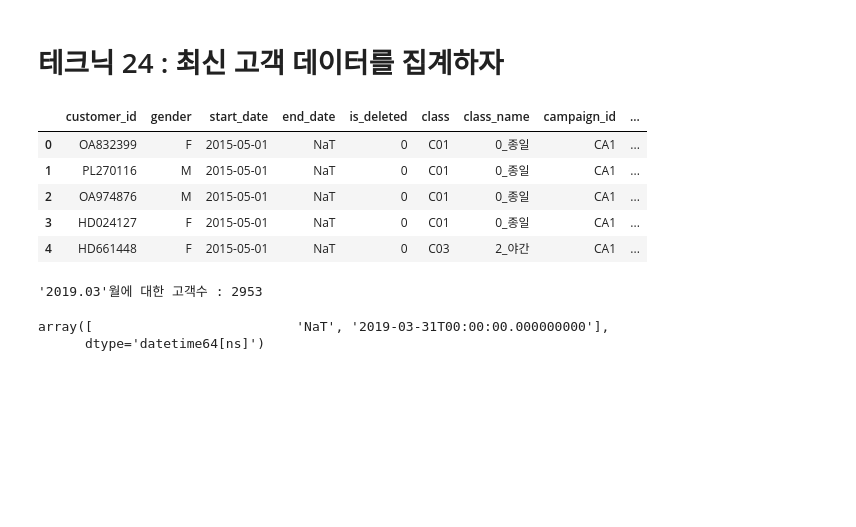
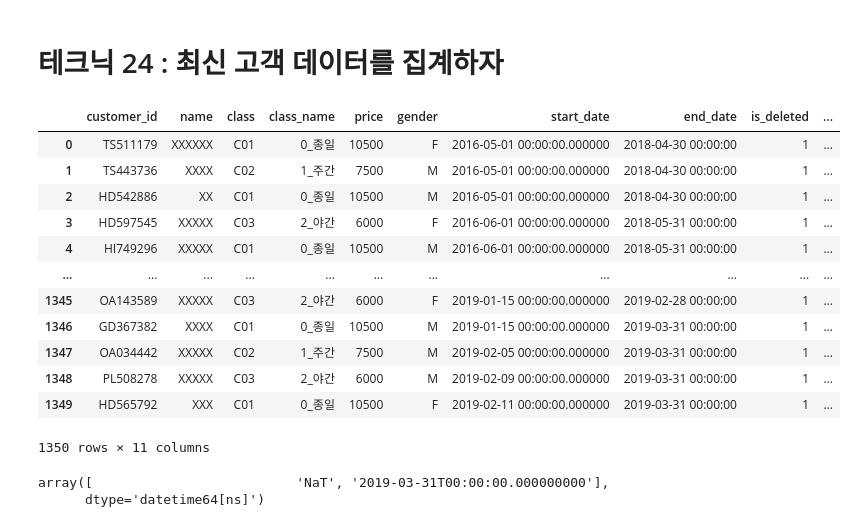
Before and after one commit to wooseok1152/python-data_analysis, a Jupyter notebook: 3장 고객의 전체 모습을 파악하는 테크닉 10.ipynb, the cells around one changed output. Saved outputs shown, nothing was run; the diff lists cells and outputs as text; code cells hidden in the pictures; blank space fills up the shorter version.

```diff
--- a/3장 고객의 전체 모습을 파악하는 테크닉 10.ipynb
+++ b/3장 고객의 전체 모습을 파악하는 테크닉 10.ipynb
@@ -73,8 +73,8 @@ customer_join = sqldf("""
                                    Y.class_name,
                                    Y.price,
                                    X.gender,
-                                   X.start_date,
-                                   X.end_date,
+                                   SUBSTR(REPLACE(X.start_date, '-', ''), 1, 8) AS start_date,
+                                   SUBSTR(REPLACE(X.end_date, '-', ''), 1, 8) AS end_date,
                                    X.is_deleted,
                                    Z.campaign_id,
                                    Z.campaign_name
@@ -209,18 +207,32 @@ print("* '2018.04.01'이후로 신규 가입을 한 고객수 :", len(customer_s
 # 테크닉 24 : 최신 고객 데이터를 집계하자
 # %%
 # 2019년 3월의 고객 데이터만 추출
-customer_join["end_date"] = pd.to_datetime(customer_join["end_date"])
-customer_newer = customer_join.loc[(customer_join["end_date"] >= pd.to_datetime("20190331")) | (customer_join["end_date"].isnull()), :]
-display(customer_newer.head())
-print("'2019.03'월에 대한 고객수 :", len(customer_newer))
+
+customer_newer = sqldf("""
+                            SELECT *
+                            FROM customer_join
+                            WHERE end_date IS NULL OR end_date
+                       """)
+
+display(customer_newer)
+# customer_join["end_date"] = pd.to_datetime(customer_join["end_date"])
+# customer_newer = customer_join.loc[(customer_join["end_date"] >= pd.to_datetime("20190331")) | (customer_join["end_date"].isnull()), :]
+# display(customer_newer.head())
+# print("'2019.03'월에 대한 고객수 :", len(customer_newer))
 # %% [output]
-|  | customer_id | gender | start_date | end_date | is_deleted | class | class_name | campaign_id | ... |
-| 0 | OA832399 | F | 2015-05-01 | NaT | 0 | C01 | 0_종일 | CA1 | ... |
-| 1 | PL270116 | M | 2015-05-01 | NaT | 0 | C01 | 0_종일 | CA1 | ... |
-| 2 | OA974876 | M | 2015-05-01 | NaT | 0 | C01 | 0_종일 | CA1 | ... |
-| 3 | HD024127 | F | 2015-05-01 | NaT | 0 | C01 | 0_종일 | CA1 | ... |
-| 4 | HD661448 | F | 2015-05-01 | NaT | 0 | C03 | 2_야간 | CA1 | ... |
+|  | customer_id | name | class | class_name | price | gender | start_date | end_date | is_deleted | ... |
+| 0 | TS511179 | XXXXXX | C01 | 0_종일 | 10500 | F | 2016-05-01 00:00:00.000000 | 2018-04-30 00:00:00 | 1 | ... |
+| 1 | TS443736 | XXXX | C02 | 1_주간 | 7500 | M | 2016-05-01 00:00:00.000000 | 2018-04-30 00:00:00 | 1 | ... |
+| 2 | HD542886 | XX | C01 | 0_종일 | 10500 | M | 2016-05-01 00:00:00.000000 | 2018-04-30 00:00:00 | 1 | ... |
+| 3 | HD597545 | XXXXX | C03 | 2_야간 | 6000 | F | 2016-06-01 00:00:00.000000 | 2018-05-31 00:00:00 | 1 | ... |
+| 4 | HI749296 | XXXXX | C01 | 0_종일 | 10500 | M | 2016-06-01 00:00:00.000000 | 2018-05-31 00:00:00 | 1 | ... |
+| ... | ... | ... | ... | ... | ... | ... | ... | ... | ... | ... |
+| 1345 | OA143589 | XXXXX | C03 | 2_야간 | 6000 | F | 2019-01-15 00:00:00.000000 | 2019-02-28 00:00:00 | 1 | ... |
+| 1346 | GD367382 | XXXX | C01 | 0_종일 | 10500 | M | 2019-01-15 00:00:00.000000 | 2019-03-31 00:00:00 | 1 | ... |
+| 1347 | OA034442 | XXXXX | C02 | 1_주간 | 7500 | M | 2019-02-05 00:00:00.000000 | 2019-03-31 00:00:00 | 1 | ... |
+| 1348 | PL508278 | XXXXX | C03 | 2_야간 | 6000 | M | 2019-02-09 00:00:00.000000 | 2019-03-31 00:00:00 | 1 | ... |
+| 1349 | HD565792 | XXX | C01 | 0_종일 | 10500 | F | 2019-02-11 00:00:00.000000 | 2019-03-31 00:00:00 | 1 | ... |
-'2019.03'월에 대한 고객수 : 2953
+1350 rows × 11 columns
 # %%
 # customer_newr 데이터 셋 내 'end_date'컬럼에 저장된 고유한 데이터 값 파악
 customer_newer["end_date"].unique()
```
Also changed, not shown: parts of 5 cells of this notebook.
